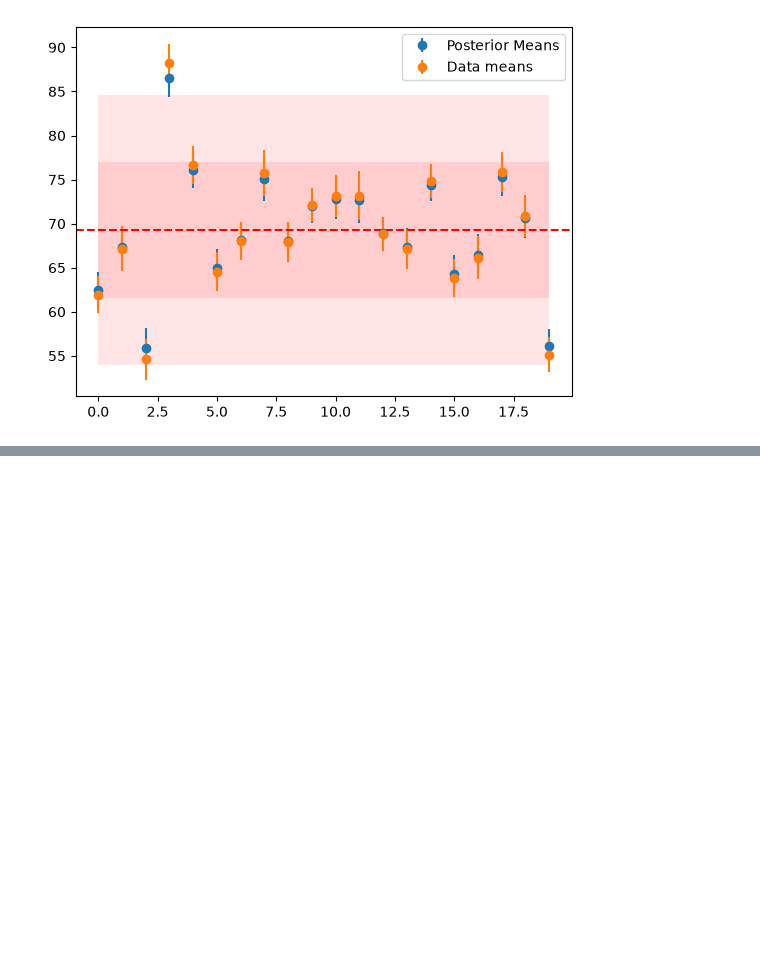
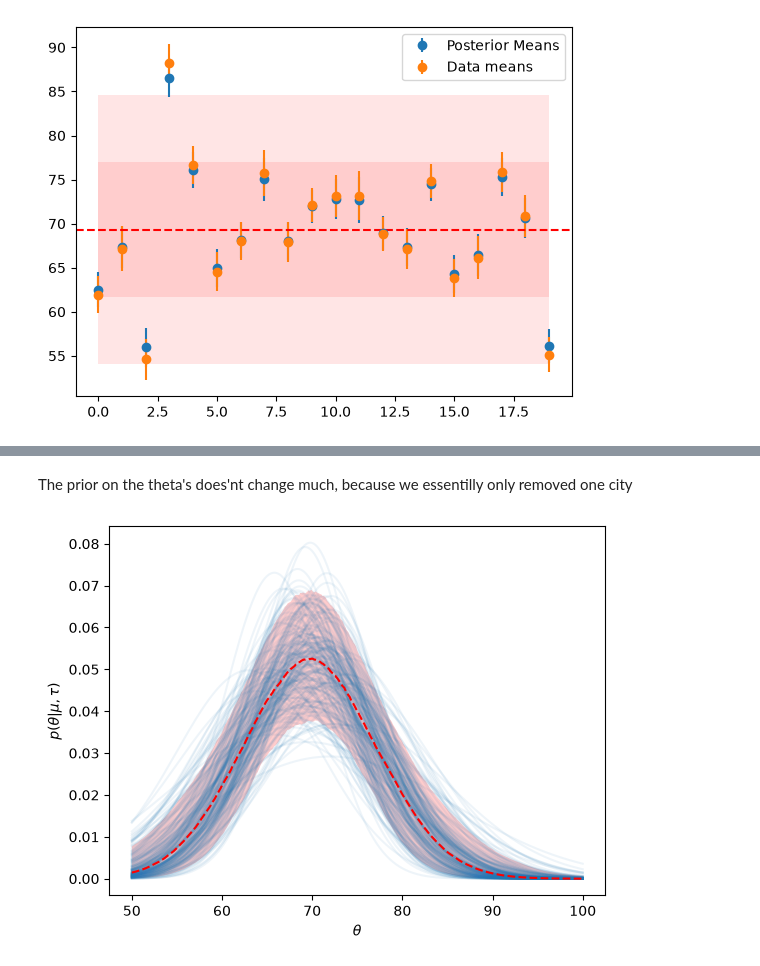
Before and after one commit to Bayesian-Statistics-ETH/Bayesian-Stats-HS2026, a Jupyter notebook: exercise_solutions/week9_jax_numpyro_solutions.ipynb, the cells around one changed output, grey strips where cells are left out. Saved outputs shown, nothing was run; the diff lists cells and outputs as text; code cells hidden in the pictures; blank space fills up the shorter version.

```diff
--- a/exercise_solutions/week9_jax_numpyro_solutions.ipynb
+++ b/exercise_solutions/week9_jax_numpyro_solutions.ipynb
@@ -240,3 +239,5 @@ plt.legend()
 plt.show()
 # %% [output]
 [figure]
+# %%
+mcmc_wider_noise = infer.MCMC(kernel, num_warmup=5000, num_samples=num_samples)
@@ -242,0 +249,4 @@ plt.show()
+# %%
+score_sigmas_corrupted = np.copy(score_sigmas)
+score_sigmas_corrupted[0, :] = 100 # corrupt the first city. likelihood will be quite uninformative now
+mcmc_wider_noise.run(jax.random.key(0), scores, score_sigmas_corrupted)
@@ -242,0 +277,22 @@ plt.show()
+# %%
+samples_wider_noise = mcmc_wider_noise.get_samples()
+# %% [markdown]
+The prior on the theta's does'nt change much, because we essentilly only removed one city
+# %%
+xvals = np.linspace(50, 100, num=1000)
+n_draws = 1000
+p_thetas = np.zeros((n_draws, xvals.size))
+for ii in range(n_draws):
+    idx = np.random.randint(0, num_samples)
+    if ii % 5 == 0:
+        plt.plot(xvals, np.exp(dist.Normal(samples_wider_noise['mu'][idx], 10**samples_wider_noise['log_tau'][idx]).log_prob(xvals)),
+            c='C0', alpha=0.075)
+    p_thetas[ii] = np.exp(dist.Normal(samples_wider_noise['mu'][idx], 10**samples_wider_noise['log_tau'][idx]).log_prob(xvals))
+hyperprior_median, five, ninetyfive = np.percentile(p_thetas, [50, 5, 95], axis=0)
+plt.plot(xvals, hyperprior_median, c='r', ls='--')
+plt.fill_between(xvals, five, ninetyfive, facecolor='r', alpha=0.2)
+plt.xlabel("$\\theta$")
+plt.ylabel("$p(\\theta | \\mu, \\tau)$")
+plt.show()
+# %% [output]
+[figure, added]
```
Also changed, not shown: parts of 14 cells of this notebook.
